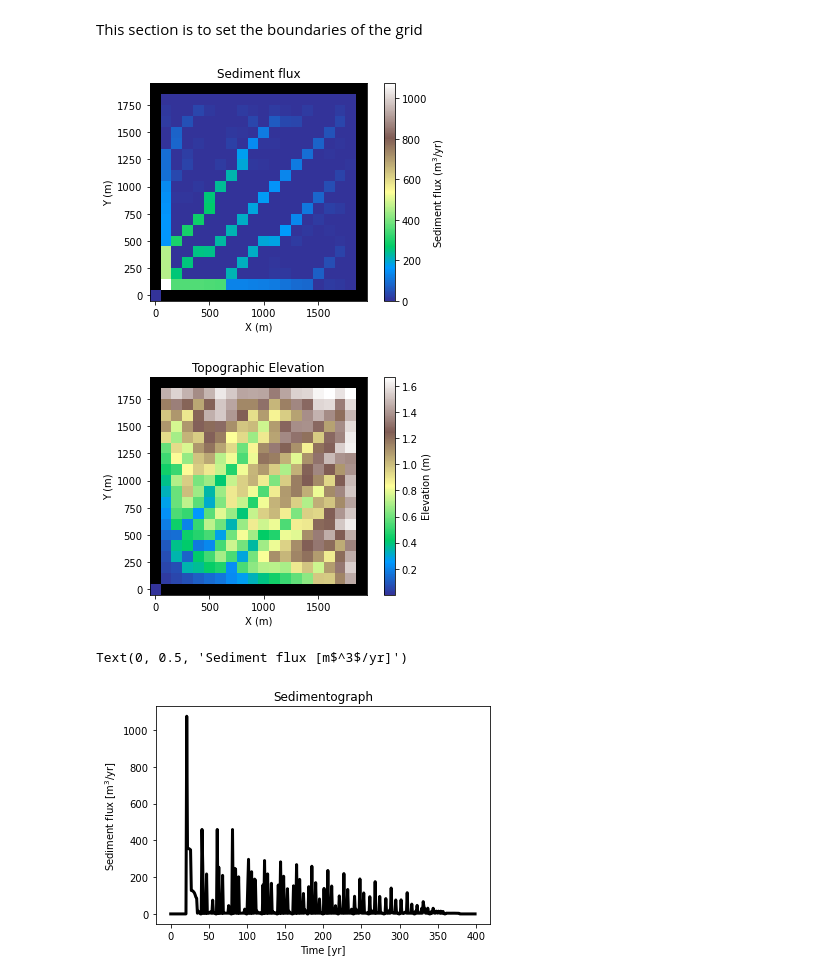
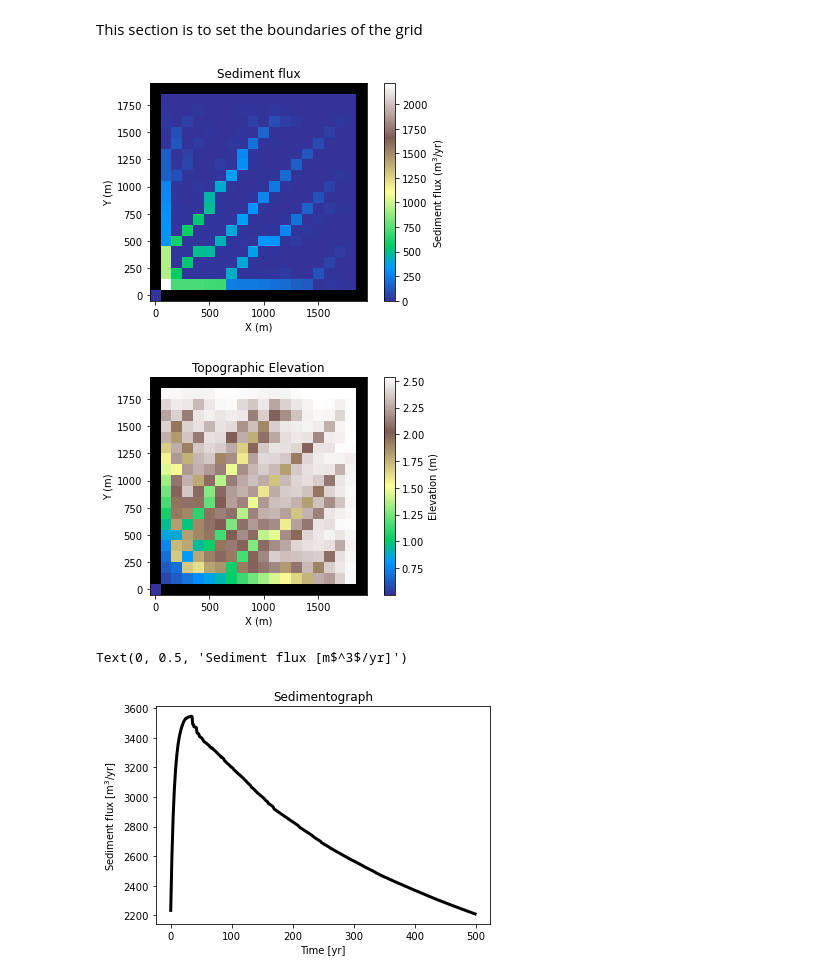
Before and after one commit to gsb223/landlabwork, a Jupyter notebook: testing_code/mySpace.ipynb, the cells around one changed output. Cells and saved outputs as stored; diff of their text form; code cells hidden in the pictures.

Commit message:
Laurent helped fix the model. The sediment flux graph looks good and there is now uplift in the model

```diff
--- a/testing_code/mySpace.ipynb
+++ b/testing_code/mySpace.ipynb
@@ -26,7 +26,16 @@ This section is for setting up the parameters of the Raster Model grid
 #Set grid parameters
 num_rows = 20
 num_columns = 20
+node_next_to_outlet = num_columns+1
 node_spacing = 100.0
+
+#Set model timestep
+timestep = 1.0 #years
+
+#Set model run time
+run_time = 500 #years
+uplift_rate = .001 # m/year
+uplift_per_timestep = uplift_rate * timestep
 
 #Instantiate model grid
 mg = RasterModelGrid((num_rows, num_columns), node_spacing)
@@ -80,22 +89,24 @@ df = DepressionFinderAndRouter(mg)
 #Instantiate SPACE model with chosen parameters    , method='simple_stream_power'
 sp = Space(mg, K_sed=0.01, K_br=0.001, F_f=0., phi=0., H_star=1., v_s=5.0, m_sp=0.5, n_sp=1.0, sp_crit_sed=0, sp_crit_br=0)
 # %%
-#Set model timestep
-timestep = 1.0 #years
 
 #Set elapsed time to zero
 elapsed_time = 0 #years
 
+
+
+
+
 #Set timestep count to zero
-#count = 0
-
-#Set model run time
-run_time = 500 #years
+count = 0
 
 #Array to save sediment flux values
 #sed_flux = np.zeros(int(run_time // timestep))
 sed_flux = [0] * int(500)                                       ###added this instead of the previous line
 while elapsed_time < run_time: #time units of years
+    mg.at_node['bedrock__elevation'] += uplift_per_timestep
+    mg.at_node['topographic__elevation'] = mg.at_node['bedrock__elevation'] + mg.at_node['soil__depth']
+
     #Run the flow router
     fr.run_one_step()
 
@@ -112,16 +123,16 @@ while elapsed_time < run_time: #time units of years
     #sed_flux[count] = temp
     #print(sed_flux[count])
 
-    sed_flux[:] = mg.at_node['sediment__flux']
+    #sed_flux[:] = mg.at_node['sediment__flux']
 
     #sed_flux[count] = mg.at_node['topographic__elevation']
     #Save sediment flux value to array
-    #sed_flux[count] = mg.at_node['sediment__flux'][0]
+    sed_flux[count] = mg.at_node['sediment__flux'][node_next_to_outlet]
     #Add to value of elapsed time
     elapsed_time += timestep
 
     #Increase timestep count
-    #count += 1
+    count += 1
 # %%
 #Instantiate figure
 fig = plt.figure()
@@ -132,7 +143,7 @@ plot = plt.subplot()
 #Show sediment flux map
 imshow_grid(mg, 'sediment__flux', plot_name='Sediment flux', var_name = 'Sediment flux', var_units=r'm$^3$/yr', grid_units=('m', 'm'), cmap='terrain')
 # %% [output]
-[figure, old version]
+[figure, new version]
 # %%
 #Instantiate figure
 fig = plt.figure()
@@ -143,26 +154,26 @@ plot = plt.subplot()
 #Show sediment flux map
 imshow_grid(mg, 'topographic__elevation', plot_name='Topographic Elevation', var_name = 'Elevation', var_units=r'm', grid_units=('m', 'm'), cmap='terrain')
 # %% [output]
-[figure, old version]
+[figure, new version]
 # %%
 #Export figure to image
 fig.savefig('sediment_flux_map.eps')
 # %%
 #Instantiate figure
 fig = plt.figure()
 
 #Instantiate subplot
 sedfluxplot = plt.subplot()
 
 #Plot data
-sedfluxplot.plot(np.arange(400),sed_flux, color = 'k', linewidth = 3) ###Changed the arange(_) value from 500 to 400
+sedfluxplot.plot(np.arange(run_time),sed_flux, color = 'k', linewidth = 3) ###Changed the arange(_) value from 500 to 400
 #Add axis labels
 sedfluxplot.set_title('Sedimentograph')
 sedfluxplot.set_xlabel('Time [yr]')
 sedfluxplot.set_ylabel(r'Sediment flux [m$^3$/yr]')
 # %% [output]
 Text(0, 0.5, 'Sediment flux [m$^3$/yr]')
-[figure, old version]
+[figure, new version]
 # %%
 #Export figure to image
 fig.savefig('sedimentograph.eps')
```
Also changed, not shown: 2 other files.
